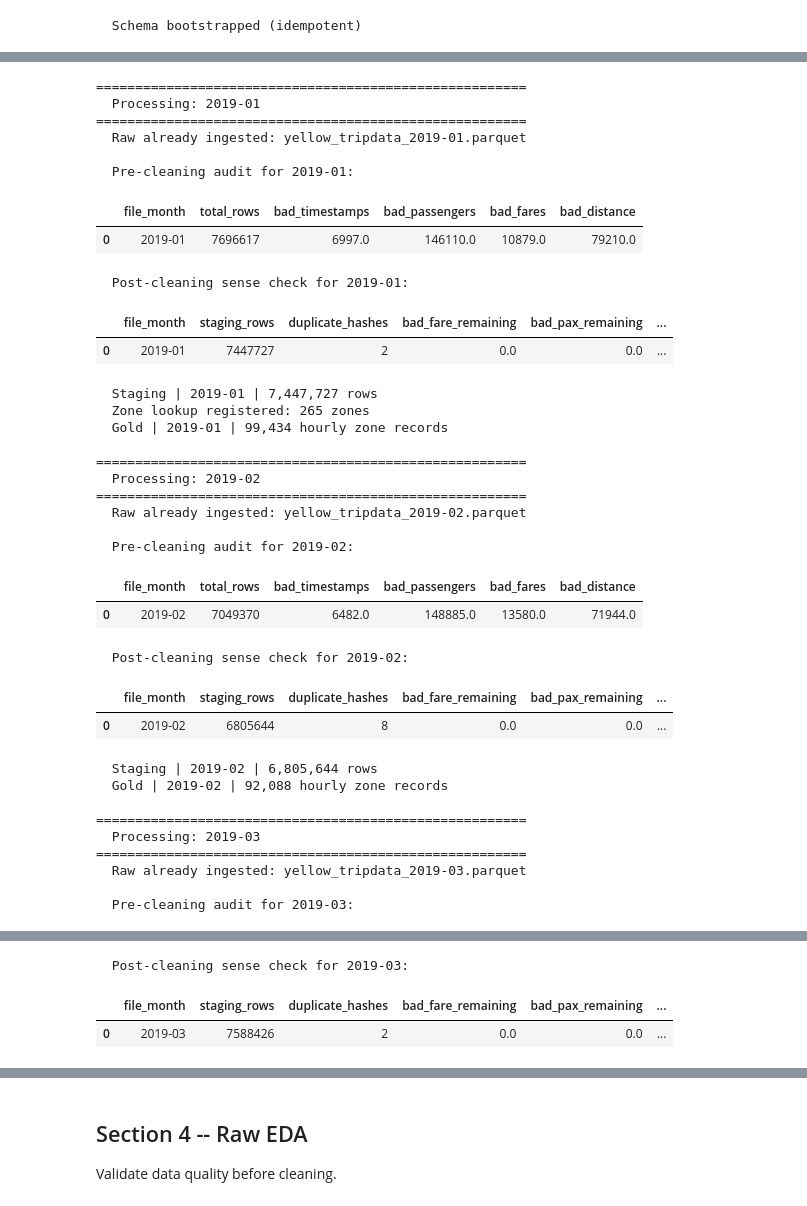
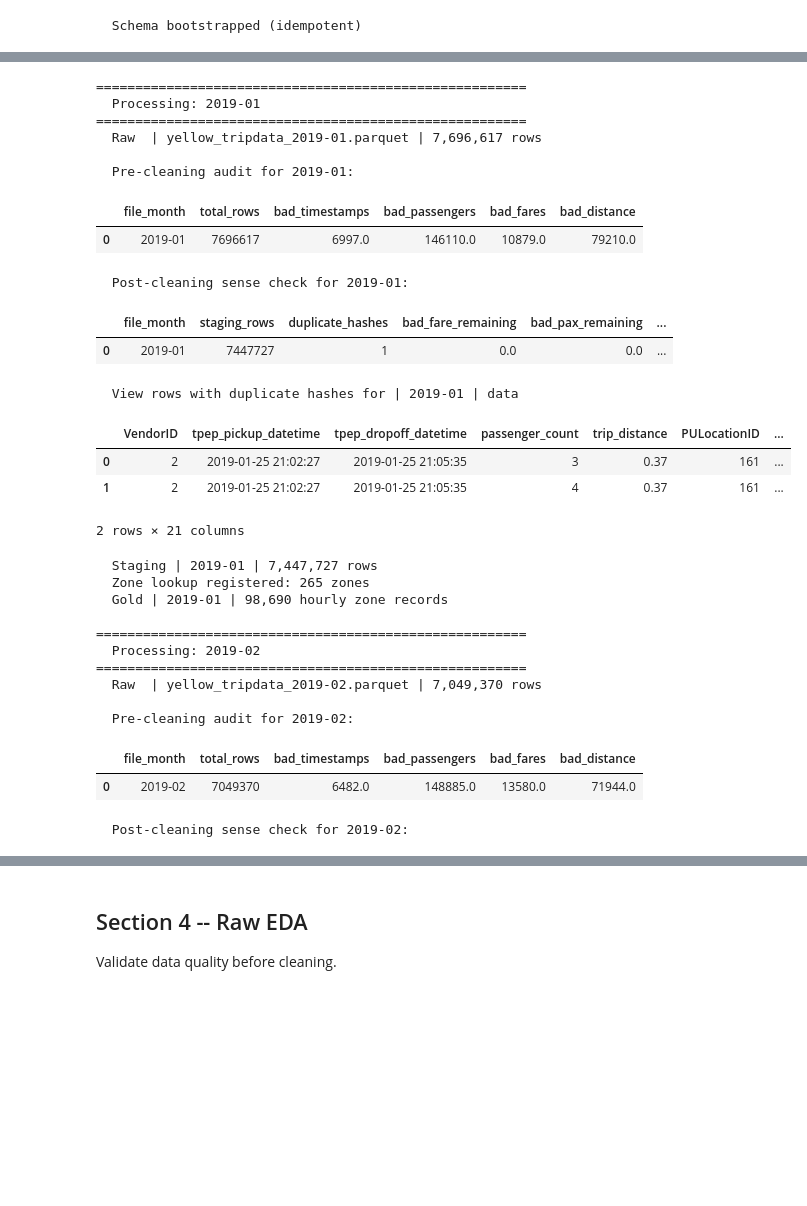
Before and after one commit to aislam2346/aislam, a Jupyter notebook: NYC_Taxi_Pipeline_Clean.ipynb, the cells around one changed output, grey strips where cells are left out. Cells and saved outputs as stored; diff of their text form; code cells hidden in the pictures; blank space fills up the shorter version.

```diff
--- a/NYC_Taxi_Pipeline_Clean.ipynb
+++ b/NYC_Taxi_Pipeline_Clean.ipynb
@@ -74,7 +73,10 @@ import matplotlib.pyplot as plt
 # Define directories to NYC Taxi datasets and Duck DB database
 # Ensure the parent directory for the DuckDB file exists
 os.makedirs("/content/drive/MyDrive/ODATA57078", exist_ok=True)
-DB_PATH = "/content/drive/MyDrive/ODATA57078/nyc_taxi_data/taxi.duckdb"
+DB_PATH = "/tmp/taxi_work.duckdb"
+
+GOLD_DIR = Path("/content/drive/MyDrive/ODATA57078/gold")
+GOLD_DIR.mkdir(parents=True, exist_ok=True)
 
 # Other directories
 # os.makedirs("/content/drive/MyDrive/ODATA57078/nyc_taxi_data_2019", exist_ok=True)
@@ -87,7 +89,8 @@ OUTPUT_DIR.mkdir(parents=True, exist_ok=True)
 MONTHS_TO_INGEST = [
     '2019-01', '2019-02', '2019-03',
     '2019-04', '2019-05', '2019-06',
-    '2019-07', '2019-08', '2019-09'
+    '2019-07', '2019-08', '2019-09',
+    '2019-10','2019-11',  '2019-12'
 ]
 
 # Global plot style
@@ -261,7 +267,16 @@ def mark_ingested(con, file_name, file_month, checksum, row_count, layer):
 # Layer 1 -- Raw ingestion
 
 def ingest_raw(con, parquet_path, file_month):
-    'Load parquet as-is into raw_taxi_trips. Skips if already ingested.'
+
+    # Load parquet as-is into raw_taxi_trips. Skips if already ingested.
+
+    # Add skip if gold parquet already exists
+    gold_path = GOLD_DIR / f"{file_month}.parquet"
+    if gold_path.exists():
+        print(f"  {file_month}: gold parquet exists — skipping raw ingest")
+        return           # signal to skip staging + gold too
+
+    # Add skip if taxi trips for file name exists in raw layer
     file_name = parquet_path.name
     checksum  = file_checksum(parquet_path)
 
@@ -271,6 +286,7 @@ def ingest_raw(con, parquet_path, file_month):
 
     con.execute('DELETE FROM raw_taxi_trips WHERE file_name = ?', [file_name])
 
+    # Otherwise insert data into raw temporary table
     con.execute(f'''
         INSERT INTO raw_taxi_trips
         SELECT
@@ -414,7 +451,7 @@ def build_gold(con, file_month, zone_lookup_path=None):
     try:
         con.execute('SELECT 1 FROM taxi_zones LIMIT 1')
     except Exception:
-        src = zone_lookup_path or ZONE_LOOKUP_URL
+        src = zone_lookup_path or ZONE_LOOKUP_PATH
         df_zones = pd.read_csv(src)
         df_zones.columns = df_zones.columns.str.lower().str.strip()
         con.register('taxi_zones', df_zones)
@@ -436,7 +473,9 @@ def build_gold(con, file_month, zone_lookup_path=None):
         SELECT
             DATE_TRUNC('hour', s.tpep_pickup_datetime)   AS pickup_hour_ts,
             s.file_month,
-            s.PULocationID, z.borough, z.zone,
+            s.PULocationID,
+            z.borough,
+            z.zone,
             COUNT(*)                                     AS trip_count,
             ROUND(AVG(s.trip_distance),      4)          AS avg_trip_distance,
             ROUND(AVG(s.fare_amount),        4)          AS avg_fare_amount,
@@ -455,7 +494,8 @@ def build_gold(con, file_month, zone_lookup_path=None):
             ON DATE_TRUNC('hour', s.tpep_pickup_datetime) = w.weather_ts
         WHERE s.file_month = '{file_month}'
           -- Newark liberty airport (EWR) is not in New York City
-          AND z.borough    != 'EWR'
+          -- Also excluded unknown location
+        AND z.borough NOT IN ('EWR', 'Unknown')
         GROUP BY
             DATE_TRUNC('hour', s.tpep_pickup_datetime),
             s.file_month, s.PULocationID, z.borough, z.zone,
@@ -601,57 +670,51 @@ ingest_weather(con)
 # 3.3 Main pipeline loop: raw -> staging -> gold per month
 PARQUET_DRIVE = Path(PARQUET_DIR)
 
 for month in MONTHS_TO_INGEST:
     print(f'\n{"="*55}')
     print(f'  Processing: {month}')
     print(f'{"="*55}')
 
     parquet_path = PARQUET_DRIVE / f'yellow_tripdata_{month}.parquet'
 
     if not parquet_path.exists():
         print(f'  File not found: {parquet_path.name} -- skipping')
         continue
 
     ingest_raw(con, parquet_path, month)
     ingest_staging(con, month)
-    build_gold(con, month, zone_lookup_path=ZONE_LOOKUP_PATH)
+    build_gold(con=con, file_month=month, zone_lookup_path=ZONE_LOOKUP_PATH)
 
 con.execute('CHECKPOINT')
 print('\nPipeline complete')
 print(f'DuckDB size on Drive: {os.path.getsize(DB_PATH)/1024/1024:.1f} MB')
 # %% [output]
 =======================================================
   Processing: 2019-01
 =======================================================
-  Raw already ingested: yellow_tripdata_2019-01.parquet
+  Raw  | yellow_tripdata_2019-01.parquet | 7,696,617 rows
 
   Pre-cleaning audit for 2019-01:
 |  | file_month | total_rows | bad_timestamps | bad_passengers | bad_fares | bad_distance |
 | 0 | 2019-01 | 7696617 | 6997.0 | 146110.0 | 10879.0 | 79210.0 |
   Post-cleaning sense check for 2019-01:
 |  | file_month | staging_rows | duplicate_hashes | bad_fare_remaining | bad_pax_remaining | ... |
-| 0 | 2019-01 | 7447727 | 2 | 0.0 | 0.0 | ... |
+| 0 | 2019-01 | 7447727 | 1 | 0.0 | 0.0 | ... |
-  Staging | 2019-01 | 7,447,727 rows
-  Zone lookup registered: 265 zones
-  Gold | 2019-01 | 99,434 hourly zone records
-
-=======================================================
-  Processing: 2019-02
-=======================================================
-  Raw already ingested: yellow_tripdata_2019-02.parquet
-
-  Pre-cleaning audit for 2019-02:
+  View rows with duplicate hashes for | 2019-01 | data
-|  | file_month | total_rows | bad_timestamps | bad_passengers | bad_fares | bad_distance |
-| 0 | 2019-02 | 7049370 | 6482.0 | 148885.0 | 13580.0 | 71944.0 |
+|  | VendorID | tpep_pickup_datetime | tpep_dropoff_datetime | passenger_count | trip_distance | PULocationID | ... |
+| 0 | 2 | 2019-01-25 21:02:27 | 2019-01-25 21:05:35 | 3 | 0.37 | 161 | ... |
+| 1 | 2 | 2019-01-25 21:02:27 | 2019-01-25 21:05:35 | 4 | 0.37 | 161 | ... |
-  Post-cleaning sense check for 2019-02:
+2 rows × 21 columns
+  Staging | 2019-01 | 7,447,727 rows
+  Zone lookup registered: 265 zones
+  Gold | 2019-01 | 98,690 hourly zone records
+
+=======================================================
+  Processing: 2019-02
+=======================================================
+  Raw  | yellow_tripdata_2019-02.parquet | 7,049,370 rows
+
+  Pre-cleaning audit for 2019-02:
-|  | file_month | staging_rows | duplicate_hashes | bad_fare_remaining | bad_pax_remaining | ... |
-| 0 | 2019-02 | 6805644 | 8 | 0.0 | 0.0 | ... |
+|  | file_month | total_rows | bad_timestamps | bad_passengers | bad_fares | bad_distance |
+| 0 | 2019-02 | 7049370 | 6482.0 | 148885.0 | 13580.0 | 71944.0 |
-  Staging | 2019-02 | 6,805,644 rows
-  Gold | 2019-02 | 92,088 hourly zone records
-
-=======================================================
-  Processing: 2019-03
-=======================================================
-  Raw already ingested: yellow_tripdata_2019-03.parquet
-
-  Pre-cleaning audit for 2019-03:
+  Post-cleaning sense check for 2019-02:
@@ -660,3 +722,0 @@ print(f'DuckDB size on Drive: {os.path.getsize(DB_PATH)/1024/1024:.1f} MB')
-  Post-cleaning sense check for 2019-03:
-|  | file_month | staging_rows | duplicate_hashes | bad_fare_remaining | bad_pax_remaining | ... |
-| 0 | 2019-03 | 7588426 | 2 | 0.0 | 0.0 | ... |
```
Also changed, not shown: parts of 39 cells of this notebook.
